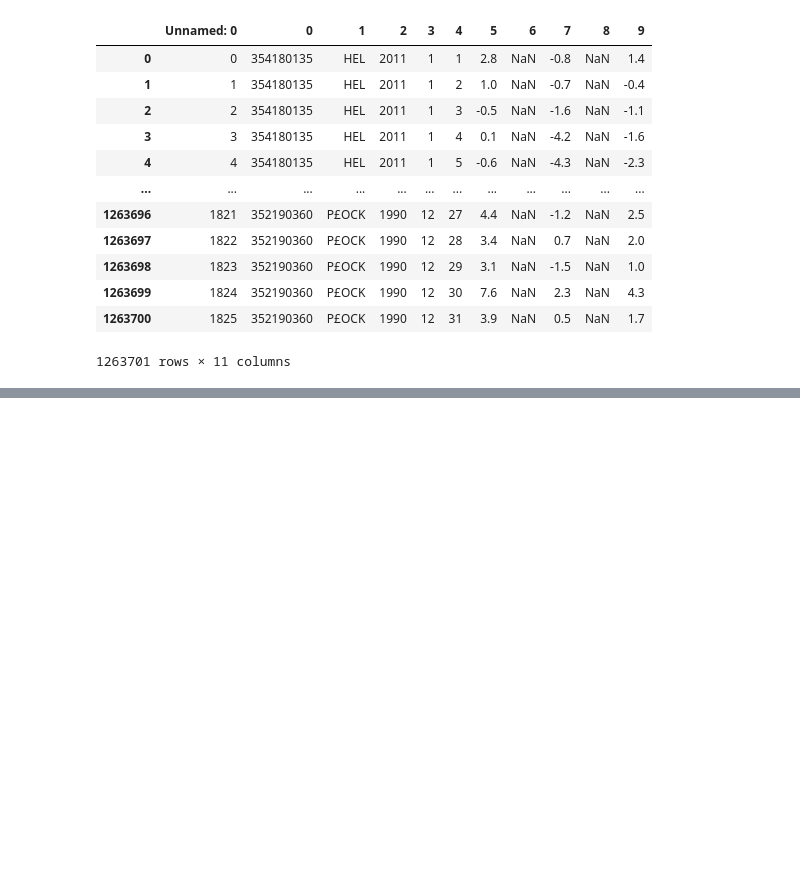
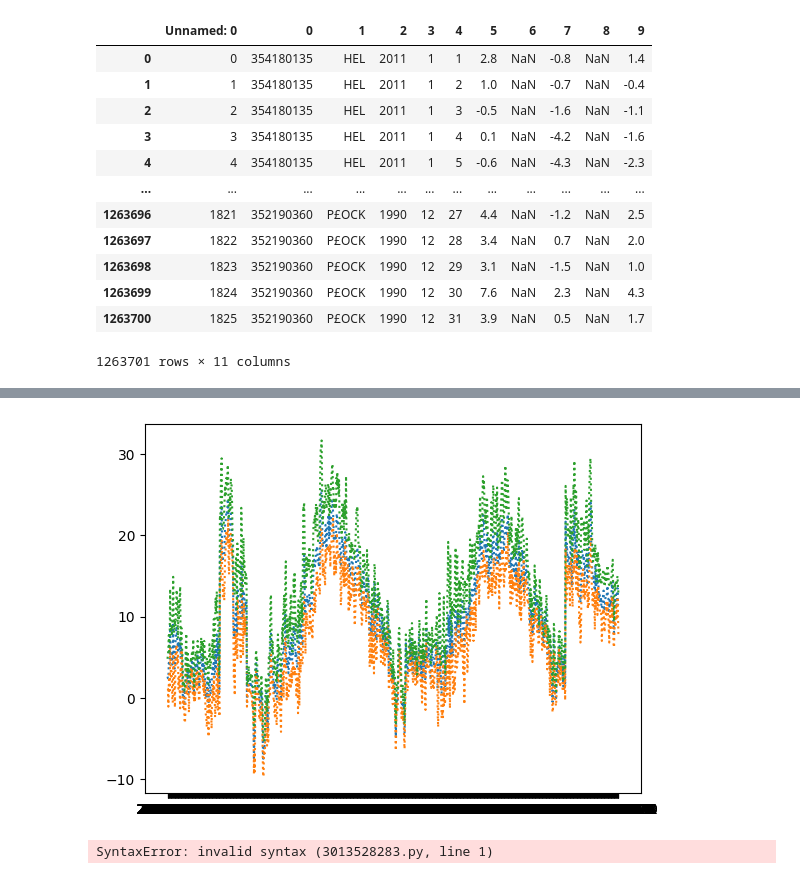
Before and after one commit to makarun/DanePogodowe, a Jupyter notebook: Pobieranie danych.ipynb, the cells around one changed output, grey strips where cells are left out. Cells and saved outputs as stored; diff of their text form; code cells hidden in the pictures; blank space fills up the shorter version.

```diff
--- a/Pobieranie danych.ipynb
+++ b/Pobieranie danych.ipynb
@@ -173,0 +317,11 @@ new_df
+# %%
+plt.plot(last_2_years_df['date'], last_2_years_df['SREDNIA'],last_2_years_df['date'], last_2_years_df['MIN'],last_2_years_df['date'], last_2_years_df['MAX'], linestyle = 'dotted')
+plt.show()
+# %% [output]
+[figure, added]
+# %%
+# TODO
+# DODAĆ LINIĘ NA WYSOKOŚCI NAJNIŻSZEJ TEMPERATURY 20 LAT TEMU
+https://stackoverflow.com/questions/24988448/how-to-draw-vertical-lines-on-a-given-plot
+# %% [output]
+SyntaxError: invalid syntax (3013528283.py, line 1)
```
Also changed, not shown: parts of 25 cells of this notebook.
